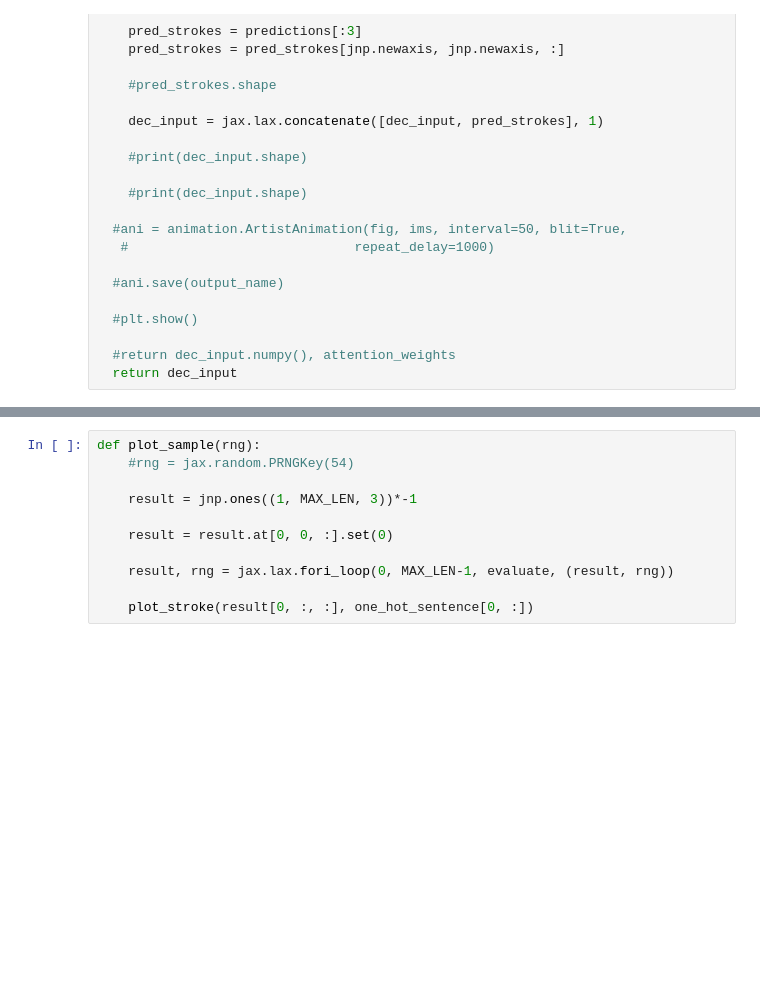
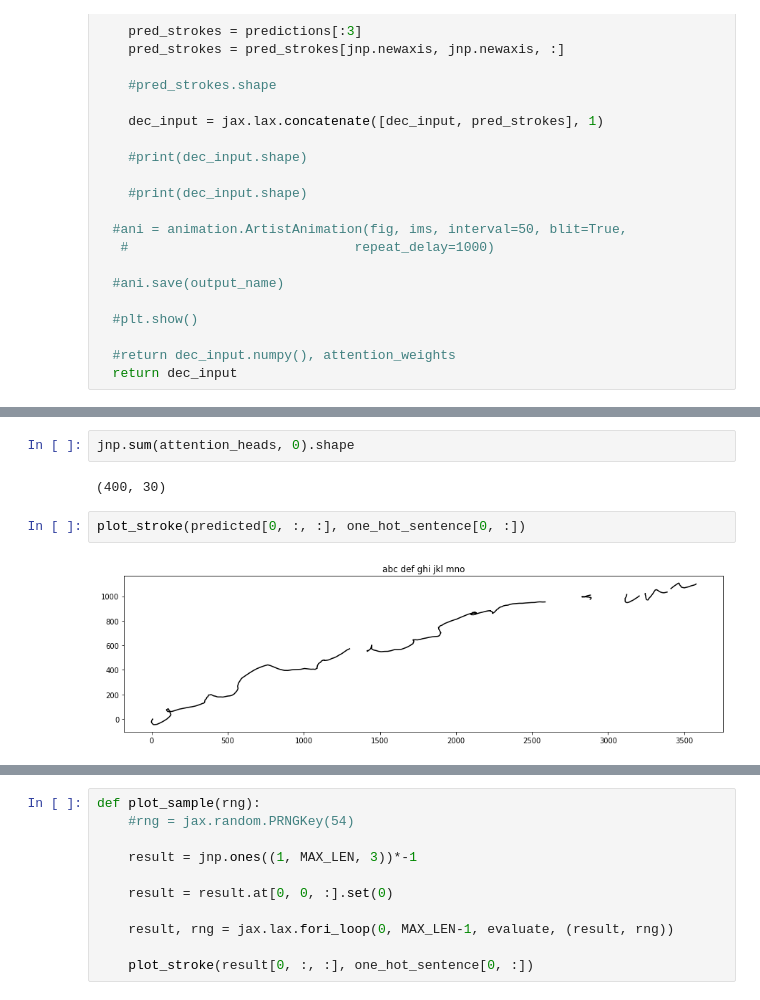
Before and after one commit to dcbrien/More-than-meets-the-eye---Transformers-that-write, a Jupyter notebook: Writing-Transformer.ipynb, the cells around one changed output, grey strips where cells are left out. Drawn from its saved outputs; the diff is of its cells as text; blank space fills up the shorter version.

```diff
--- a/Writing-Transformer.ipynb
+++ b/Writing-Transformer.ipynb
@@ -1166,0 +1442,8 @@ def evaluate(n, carry):
+# %%
+jnp.sum(attention_heads, 0).shape
+# %% [output]
+(400, 30)
+# %%
+plot_stroke(predicted[0, :, :], one_hot_sentence[0, :])
+# %% [output]
+[figure, added]
```
Also changed, not shown: parts of 30 cells of this notebook.
